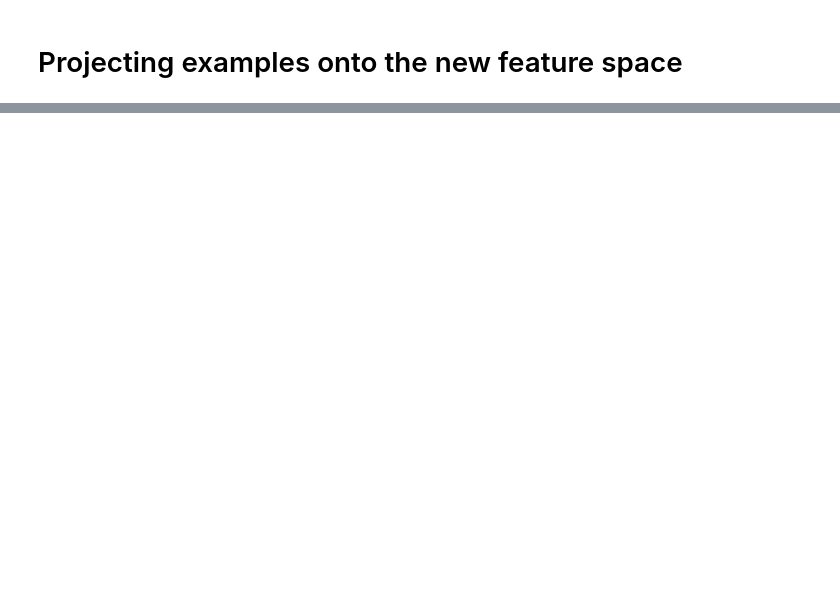
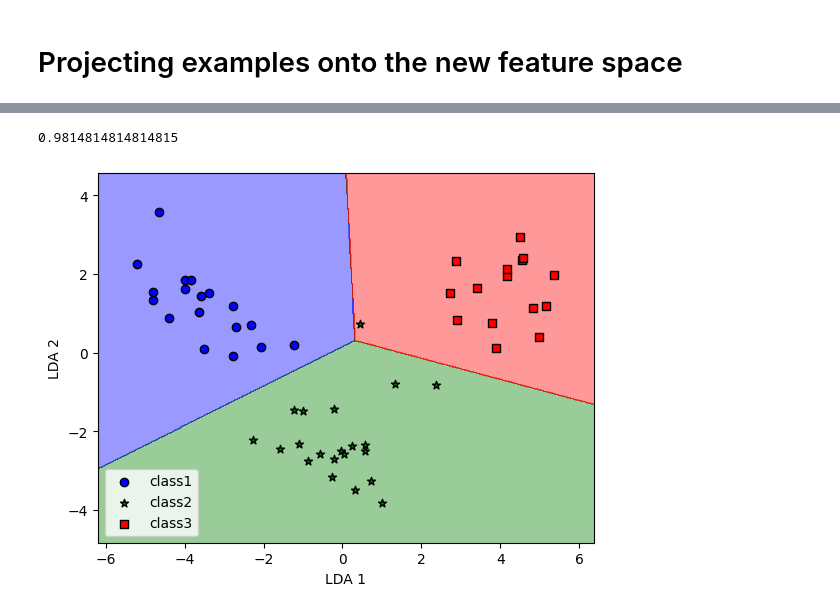
Before and after one commit to Wizard-hash2/Dimensionality-Reduction, a Jupyter notebook: Linear_discrim_analysi.ipynb, the cells around one changed output, grey strips where cells are left out. Saved outputs shown, nothing was run; the diff lists cells and outputs as text; code cells hidden in the pictures; blank space fills up the shorter version.

```diff
--- a/Linear_discrim_analysi.ipynb
+++ b/Linear_discrim_analysi.ipynb
@@ -171,0 +223,19 @@ Matrux iz[[-0.1256 -0.4527]
+# %%
+X_test_lda = lda.transform(x_test_std)
+
+plot_Decision(X_test_lda, y_test, classifire= lr)
+
+
+
+plt.xlabel('LDA 1')
+plt.ylabel('LDA 2')
+plt.legend(loc = 'best')
+
+from sklearn.metrics import accuracy_score
+
+y_pred = lr.predict(X_test_lda)
+accuracy = accuracy_score(y_pred, y_test)
+print(accuracy)
+# %% [output]
+0.9814814814814815
+[figure, added]
```
Also changed, not shown: parts of 7 cells of this notebook.
